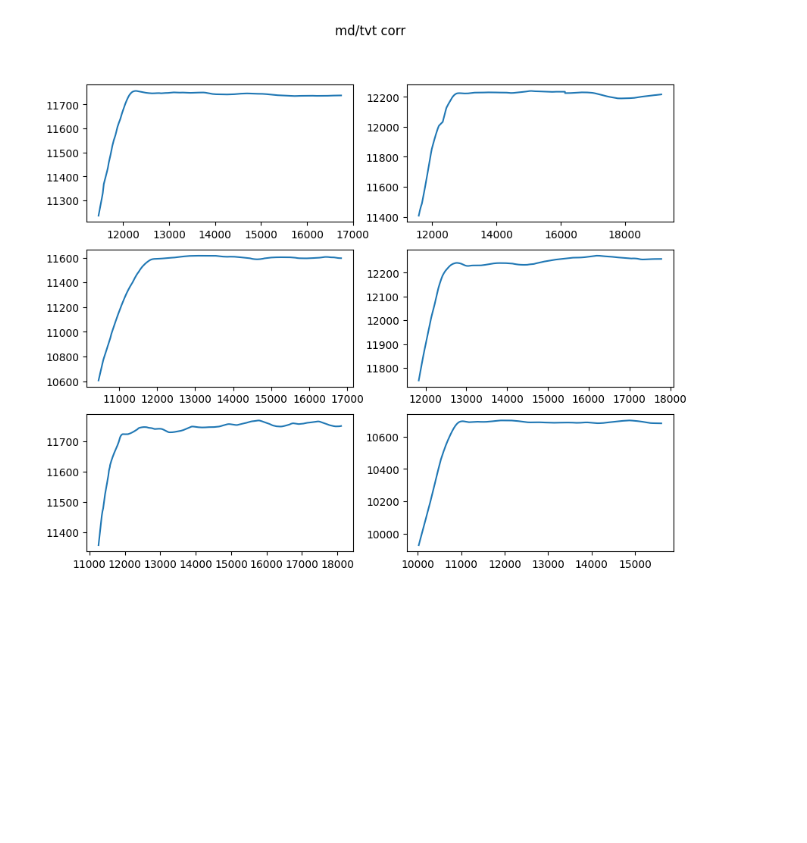
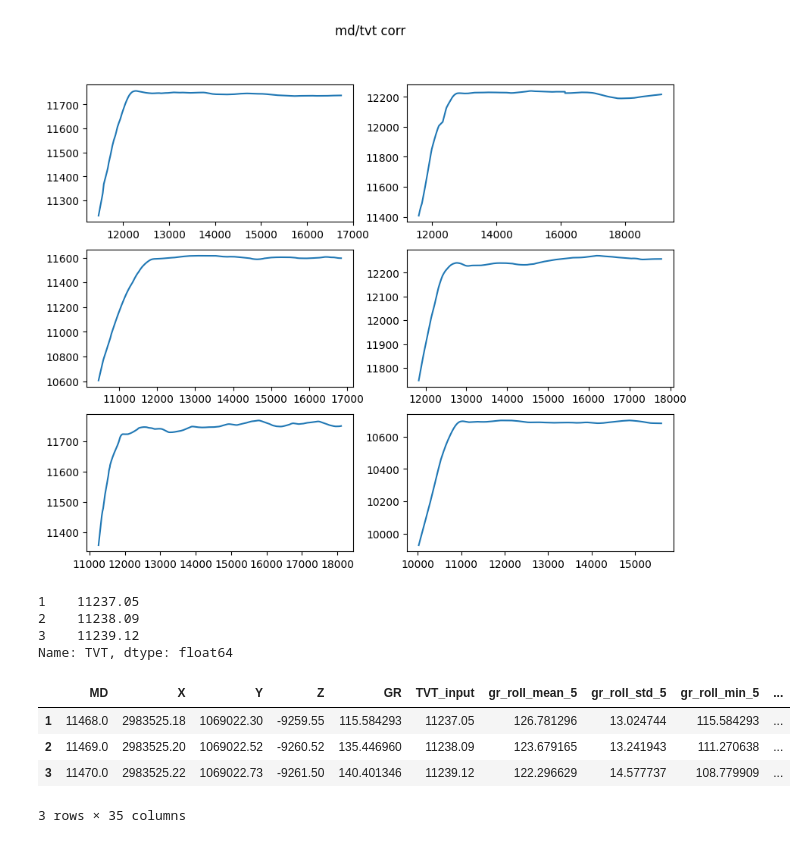
Before and after one commit to xanyyqqe/wellborn-geology-predicition, a Jupyter notebook: exploration.ipynb, the cells around one changed output. Drawn from its saved outputs; the diff is of its cells as text; code cells hidden in the pictures; blank space fills up the shorter version.

Commit message:
started implementing model training pipeline

```diff
--- a/exploration.ipynb
+++ b/exploration.ipynb
@@ -79,3 +80,17 @@ plt.suptitle('md/tvt corr')
 # %% [output]
 Text(0.5, 0.98, 'md/tvt corr')
 [figure]
+# %%
+X_check, y_check = prepare_target(train_for_hist[0])
+print(y_check[:3])
+X_check.head(3)
+# %% [output]
+1    11237.05
+2    11238.09
+3    11239.12
+Name: TVT, dtype: float64
+|  | MD | X | Y | Z | GR | TVT_input | gr_roll_mean_5 | gr_roll_std_5 | gr_roll_min_5 | ... |
+| 1 | 11468.0 | 2983525.18 | 1069022.30 | -9259.55 | 115.584293 | 11237.05 | 126.781296 | 13.024744 | 115.584293 | ... |
+| 2 | 11469.0 | 2983525.20 | 1069022.52 | -9260.52 | 135.446960 | 11238.09 | 123.679165 | 13.241943 | 111.270638 | ... |
+| 3 | 11470.0 | 2983525.22 | 1069022.73 | -9261.50 | 140.401346 | 11239.12 | 122.296629 | 14.577737 | 108.779909 | ... |
+3 rows × 35 columns
```
Also changed, not shown: parts of 1 cell of this notebook, 4 other files.
